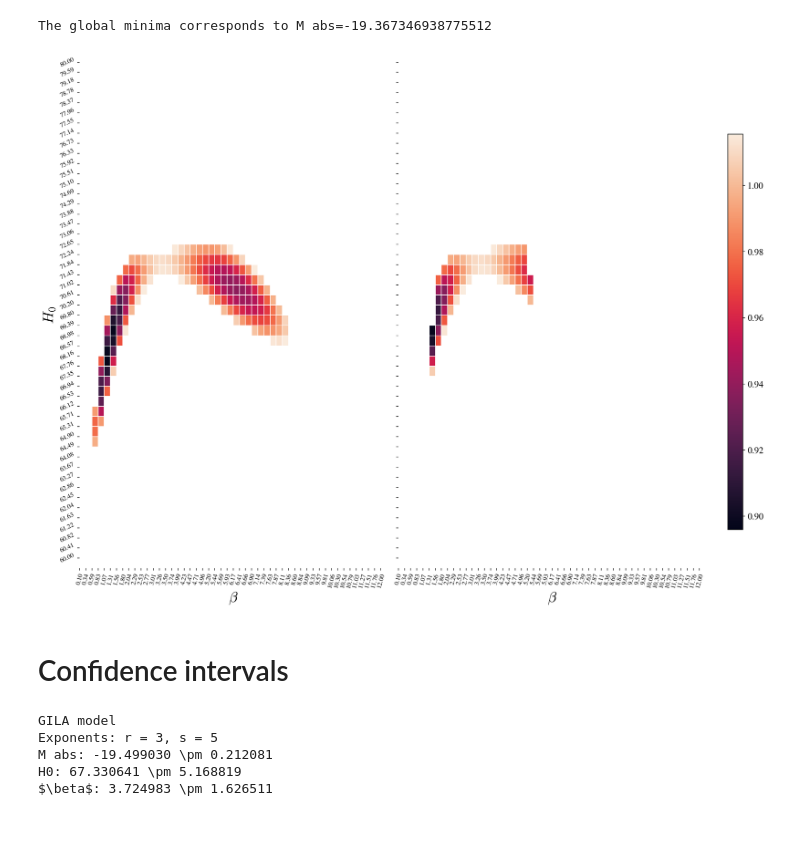
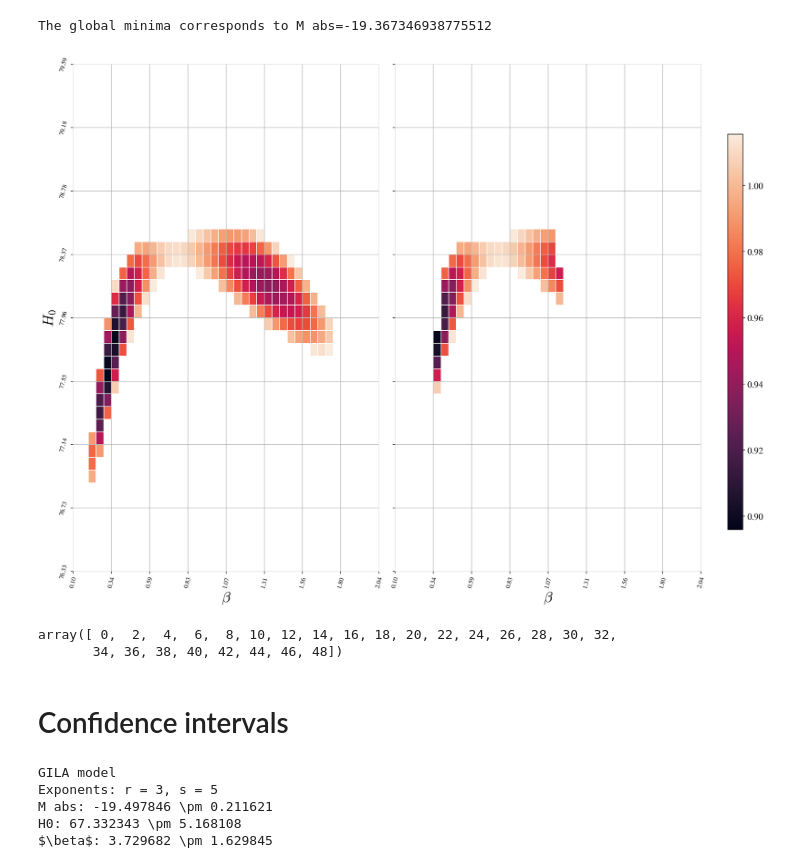
Before and after one commit to matiasleize/GC_MCMC, a Jupyter notebook: notebooks/age_of_the_universe/final stuff/GILA model/plot_age_of_universe_0.90_heatmap_load.ipynb, the cells around one changed output. Drawn from its saved outputs; the diff is of its cells as text; code cells hidden in the pictures; blank space fills up the shorter version.

```diff
--- a/notebooks/age_of_the_universe/final stuff/GILA model/plot_age_of_universe_0.90_heatmap_load.ipynb
+++ b/notebooks/age_of_the_universe/final stuff/GILA model/plot_age_of_universe_0.90_heatmap_load.ipynb
@@ -38,7 +38,8 @@ import sys, os
 import os
 import git
 path_git = git.Repo('.', search_parent_directories=True).working_tree_dir
-path_data = os.path.join(os.path.dirname(path_git), 'GILA-output', 'paper', 'ULTIMA COSA', 'GILA')
+#path_data = os.path.join(os.path.dirname(path_git), 'GILA-output', 'paper', 'ULTIMA COSA', 'GILA')
+path_data = os.path.join(os.path.dirname(path_git), 'GILA-output', 'paper')
 path_figures = os.path.join(path_git, 'notebooks', 'figures')
 
 os.chdir(os.path.join(path_git, 'fr_mcmc', 'utils'))
@@ -126,8 +130,8 @@ r = 3; s = 5
 #matrix_gila_chi2 = np.load(os.path.join(path_data, 'matrix_chi2_{0}_r={1}_s={2}.npy'.format(model, r, s)))
 #matrix_gila_aou = np.load(os.path.join(path_data, 'matrix_aou_{0}_r={1}_s={2}.npy'.format(model, r, s)))
 
-matrix_gila_chi2 = np.load(os.path.join(path_data, '100**3','matrix_chi2_{0}_r={1}_s={2}_100.npy'.format(model, r, s)))
-matrix_gila_aou = np.load(os.path.join(path_data, '100**3','matrix_aou_{0}_r={1}_s={2}_100.npy'.format(model, r, s)))
+matrix_gila_chi2 = np.load(os.path.join(path_data, 'matrix_chi2_{0}_r={1}_s={2}_50.npy'.format(model, r, s)))
+matrix_gila_aou = np.load(os.path.join(path_data, 'matrix_aou_{0}_r={1}_s={2}_50.npy'.format(model, r, s)))
 # %% [output]
 [80.         79.59183673 79.18367347 78.7755102  78.36734694 77.95918367
  77.55102041 77.14285714 76.73469388 76.32653061 75.91836735 75.51020408
@@ -311,38 +315,58 @@ fig, axes = plt.subplots(1,2,figsize=(16, 12))
 # Define common color scale
 vmin = min(np.nanmin(masked_data_with_1_sigma_2d), np.nanmin(masked_data_with_aou_1_sigma_2d))
 vmax = max(np.nanmax(masked_data_with_1_sigma_2d), np.nanmax(masked_data_with_aou_1_sigma_2d))
 
 # Plot heatmaps without colorbars
 sns.heatmap(masked_data_with_1_sigma_2d, ax=axes[0], linewidth=0.5, vmin=vmin, vmax=vmax, cbar=False)
 sns.heatmap(masked_data_with_aou_1_sigma_2d, ax=axes[1], linewidth=0.5, vmin=vmin, vmax=vmax, cbar=False)
 
+tick_beta = np.arange(0,len(beta_values),5)
+tick_H0 = np.arange(0,len(H0_values),5)
 # General configurations for all axes
 for ax in axes.flat:
     ax.set_xlabel(r'$\beta$', fontsize=22)
     ax.set_ylabel(r'$H_0$', fontsize=22)
-    ax.set_xticks(np.arange(len(beta_values)))
-    ax.set_yticks(np.arange(len(H0_values)))
-    ax.set_xticklabels([f'{tick:.2f}' for tick in beta_values],rotation = 75)
-    ax.set_yticklabels([f'{tick:.2f}' for tick in H0_values],rotation = 25)
+
+    ax.set_xticks(tick_beta)
+    ax.set_yticks(tick_H0)
+    ax.set_xticklabels([f'{tick:.2f}' for tick in beta_values[::1]],rotation = 75)
+    ax.set_yticklabels([f'{tick:.2f}' for tick in H0_values[::1]],rotation = 75)
+
     ax.label_outer()
+    ax.grid()
+
+    ax.set_xlim(0, 40)
+    ax.set_ylim(45, 5)
+
+
+
+#H0_values = np.linspace(60,80,50)[::-1]
+#beta_values = np.linspace(0.1,12,50)
+#Mabs_values = np.linspace(-21,-18.5,50)
 
 # Add a single colorbar
 cbar_ax = fig.add_axes([0.92, 0.15, 0.02, 0.7])  # Adjust position as needed
 cbar = fig.colorbar(axes[0].collections[0], cax=cbar_ax)  # Use one of the heatmap's color mappings
 
 # Change colorbar tick label size
 cbar.ax.tick_params(labelsize=14)  # Set fontsize
+
 
 fig.colorbar(axes[0].collections[0], cax=cbar_ax)  # Use one of the heatmap's color mappings
 
 fig.tight_layout(rect=[0, 0, 0.9, 1])  # Adjust layout to fit the colorbar
 
 
 fig.savefig(os.path.join(path_figures, 'heat_map_aou_GILA_r={0}_s={1}_Lbar={2}.png'.format(r,s,L_bar)))
 fig.savefig(os.path.join(path_figures, 'heat_map_aou_GILA_r={0}_s={1}_Lbar={2}.pdf'.format(r,s,L_bar)))
 plt.show()
 # %% [output]
-[figure, old version]
+[figure, new version]
+# %%
+np.arange(0,len(beta_values),2)
+# %% [output]
+array([ 0,  2,  4,  6,  8, 10, 12, 14, 16, 18, 20, 22, 24, 26, 28, 30, 32,
+       34, 36, 38, 40, 42, 44, 46, 48])
 # %% [markdown]
 # Confidence intervals
 # %%
@@ -354,6 +378,6 @@ print(r'$\beta$: {0:3f} \pm {1:3f}'.format(np.mean(samples[:,1]), np.std(samples
 # %% [output]
 GILA model
 Exponents: r = 3, s = 5
-M abs: -19.499030 \pm 0.212081
-H0: 67.330641 \pm 5.168819
-$\beta$: 3.724983 \pm 1.626511
+M abs: -19.497846 \pm 0.211621
+H0: 67.332343 \pm 5.168108
+$\beta$: 3.729682 \pm 1.629845
```
Also changed, not shown: parts of 2 cells of this notebook.
